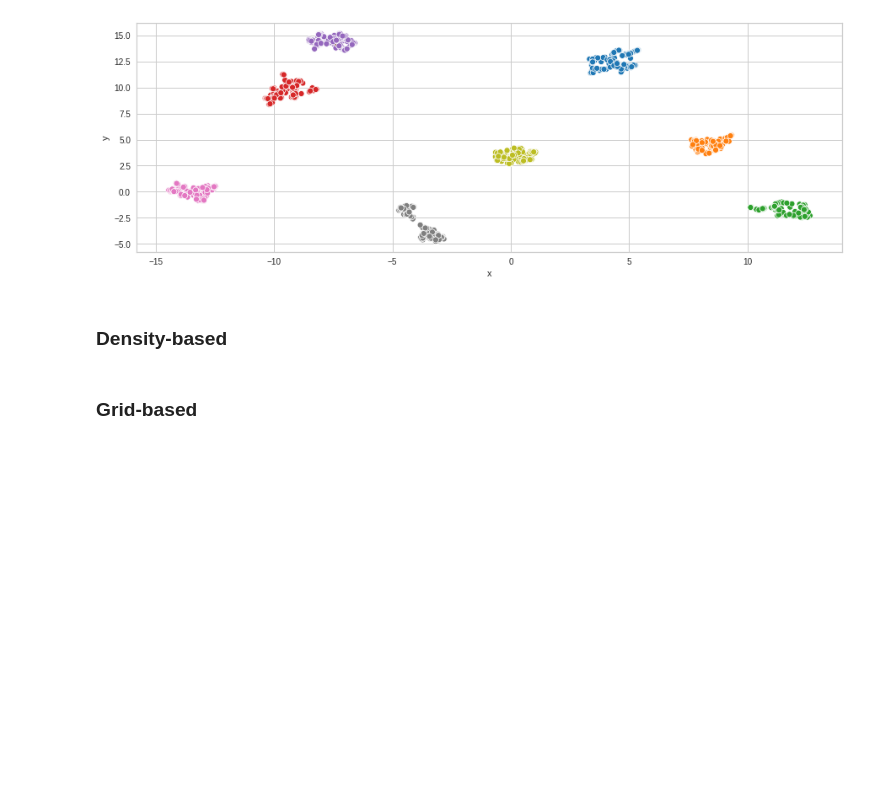
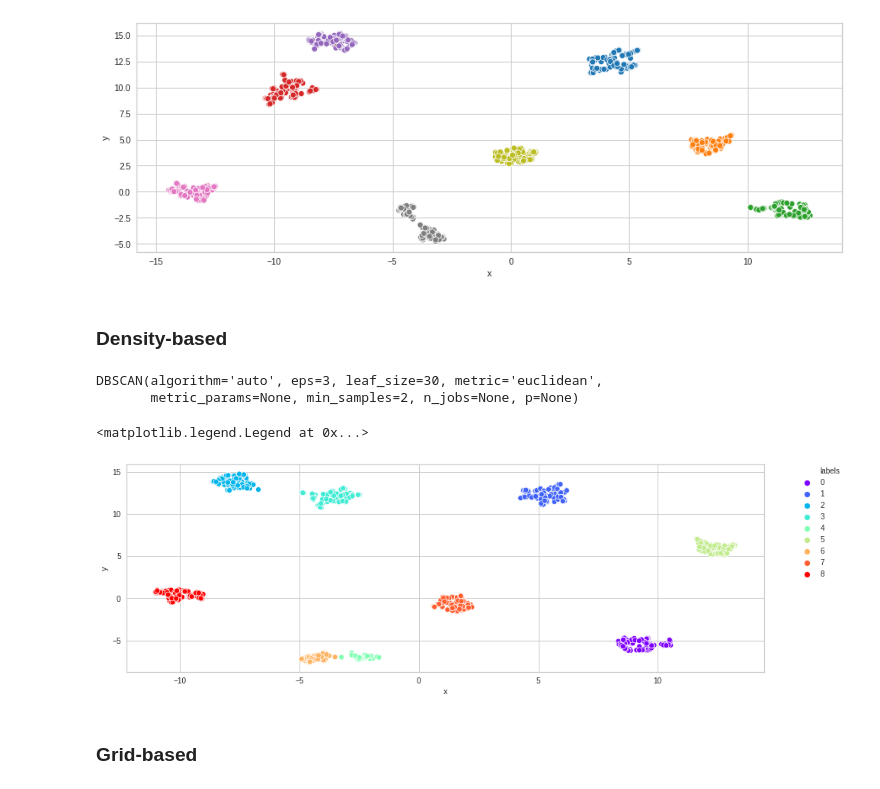
Before and after one commit to brunaoliveira/unsupervised_learning_T2, a Jupyter notebook: T2_resnet50.ipynb, the cells around one changed output. Drawn from its saved outputs; the diff is of its cells as text; code cells hidden in the pictures; blank space fills up the shorter version.

Commit message:
start of dbscan

```diff
--- a/T2_resnet50.ipynb
+++ b/T2_resnet50.ipynb
@@ -199,7 +199,7 @@ print_image(all_images, index_img_2)
 # %%
 # Inicializa Dataframe para plotar resultados
 images_transformed = umap.UMAP(n_neighbors=5).fit_transform(loaded_features.data)
-df = pd.DataFrame(images_transformed, columns=['x', 'y'])
+_df = pd.DataFrame(images_transformed, columns=['x', 'y'])
 # %%
 # Função auxiliar para printar as imagens de cada cluster
 def print_cluster_images(cluster, labels):
@@ -407,3 +405,28 @@ _ = sns.scatterplot(x='x', y='y', data=df_complete, hue='labels', palette='tab10
+# %%
+#  sklearn.cluster.DBSCAN
+from sklearn.cluster import DBSCAN
+X = loaded_features
+clustering = DBSCAN(eps=3, min_samples=2).fit(X)
+clustering.labels_
+DBSCAN(eps=3, min_samples=2)
+# %% [output]
+DBSCAN(algorithm='auto', eps=3, leaf_size=30, metric='euclidean',
+       metric_params=None, min_samples=2, n_jobs=None, p=None)
+# %%
+eps = 0.5 # pq esse numero??
+min_samples = 5 #pq metodo elbow apontou 6 como o ideal
+
+# Copiamos os dados e removemos a coluna label
+df_dbscan = _df.copy()
+dbscan = DBSCAN(eps=eps, min_samples=min_samples)
+dbscan.fit(df_dbscan)
+
+df_dbscan['labels'] = dbscan.labels_
+_ = sns.scatterplot(x='x', y='y', data=df_dbscan, hue='labels', palette='rainbow', legend='full')
+plt.legend(bbox_to_anchor=(1.05, 1), loc=2, borderaxespad=0.)
+# %% [output]
+<matplotlib.legend.Legend at 0x...>
+[figure, added]
 # %% [markdown]
 ### Grid-based
 # %% [markdown]
```
Also changed, not shown: parts of 7 cells of this notebook.
